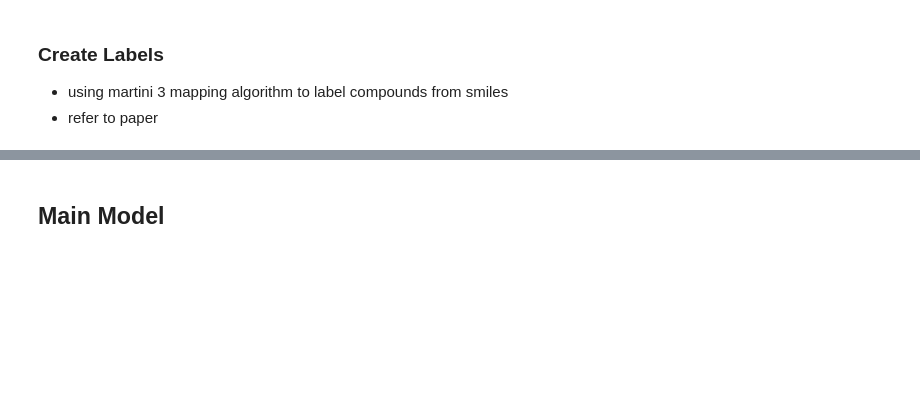
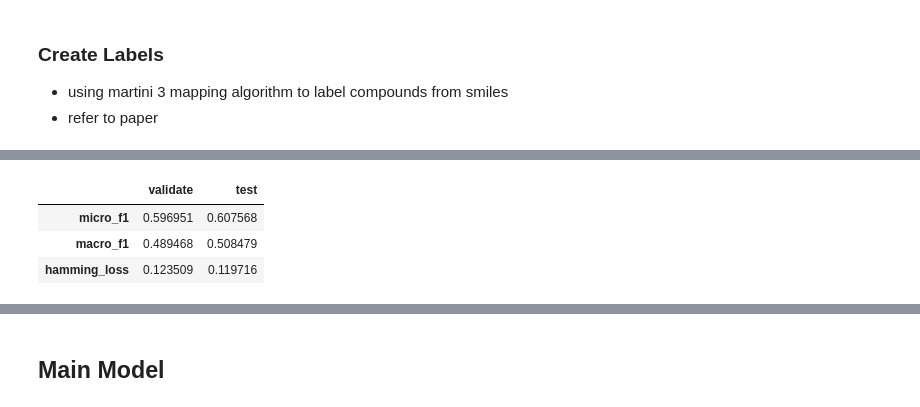
Before and after one commit to m-malik622/Organic-Compound-Classifier, a Jupyter notebook: notebooks/train_model.ipynb, the cells around one changed output, grey strips where cells are left out. Saved outputs shown, nothing was run; the diff lists cells and outputs as text; code cells hidden in the pictures; blank space fills up the shorter version.

```diff
--- a/notebooks/train_model.ipynb
+++ b/notebooks/train_model.ipynb
@@ -162,0 +265,74 @@ labelled_df  = pd.read_csv("data/IR spectroscopy data/Labelled_SMILES_IR_Spectro
+# %%
+IR_GRID = np.linspace(400, 4000, 1000)
+
+
+def spectrum_to_fixed_grid(row, grid=IR_GRID):
+    x_values = parse_coord_list(row["x_coords"])
+    y_values = parse_coord_list(row["y_coords"])
+    valid_mask = np.isfinite(x_values) & np.isfinite(y_values)
+    x_values = x_values[valid_mask]
+    y_values = y_values[valid_mask]
+
+    if len(x_values) == 0:
+        return np.zeros(len(grid), dtype=float)
+
+    sort_index = np.argsort(x_values)
+    x_values = x_values[sort_index]
+    y_values = y_values[sort_index]
+
+    x_values, unique_index = np.unique(x_values, return_index=True)
+    y_values = y_values[unique_index]
+
+    if len(x_values) == 1:
+        return np.full(len(grid), y_values[0], dtype=float)
+
+    return np.interp(grid, x_values, y_values, left=0.0, right=0.0)
+
+
+def build_spectrum_matrix(dataframe):
+    return np.vstack(dataframe.apply(spectrum_to_fixed_grid, axis=1).to_numpy())
+
+
+X_train = build_spectrum_matrix(train_df)
+X_validate = build_spectrum_matrix(validate_df)
+X_test = build_spectrum_matrix(test_df)
+
+label_binarizer = MultiLabelBinarizer()
+y_train = label_binarizer.fit_transform(train_df["bead_summary"].apply(parse_bead_summary))
+y_validate = label_binarizer.transform(validate_df["bead_summary"].apply(parse_bead_summary))
+y_test = label_binarizer.transform(test_df["bead_summary"].apply(parse_bead_summary))
+
+logistic_baseline = make_pipeline(
+    StandardScaler(),
+    OneVsRestClassifier(
+        LogisticRegression(max_iter=1000, class_weight="balanced", solver="liblinear", random_state=RANDOM_STATE_SEED)
+    ),
+)
+
+logistic_baseline.fit(X_train, y_train)
+
+validate_pred = logistic_baseline.predict(X_validate)
+test_pred = logistic_baseline.predict(X_test)
+
+baseline_metrics = pd.DataFrame(
+    {
+        "validate": {
+            "micro_f1": f1_score(y_validate, validate_pred, average="micro", zero_division=0),
+            "macro_f1": f1_score(y_validate, validate_pred, average="macro", zero_division=0),
+            "hamming_loss": hamming_loss(y_validate, validate_pred),
+        },
+        "test": {
+            "micro_f1": f1_score(y_test, test_pred, average="micro", zero_division=0),
+            "macro_f1": f1_score(y_test, test_pred, average="macro", zero_division=0),
+            "hamming_loss": hamming_loss(y_test, test_pred),
+        },
+    }
+)
+
+display(baseline_metrics)
+print(classification_report(y_test, test_pred, target_names=label_binarizer.classes_, zero_division=0))
+# %% [output]
+|  | validate | test |
+| micro_f1 | 0.596951 | 0.607568 |
+| macro_f1 | 0.489468 | 0.508479 |
+| hamming_loss | 0.123509 | 0.119716 |
```
Also changed, not shown: parts of 16 cells of this notebook, 1 other file.
